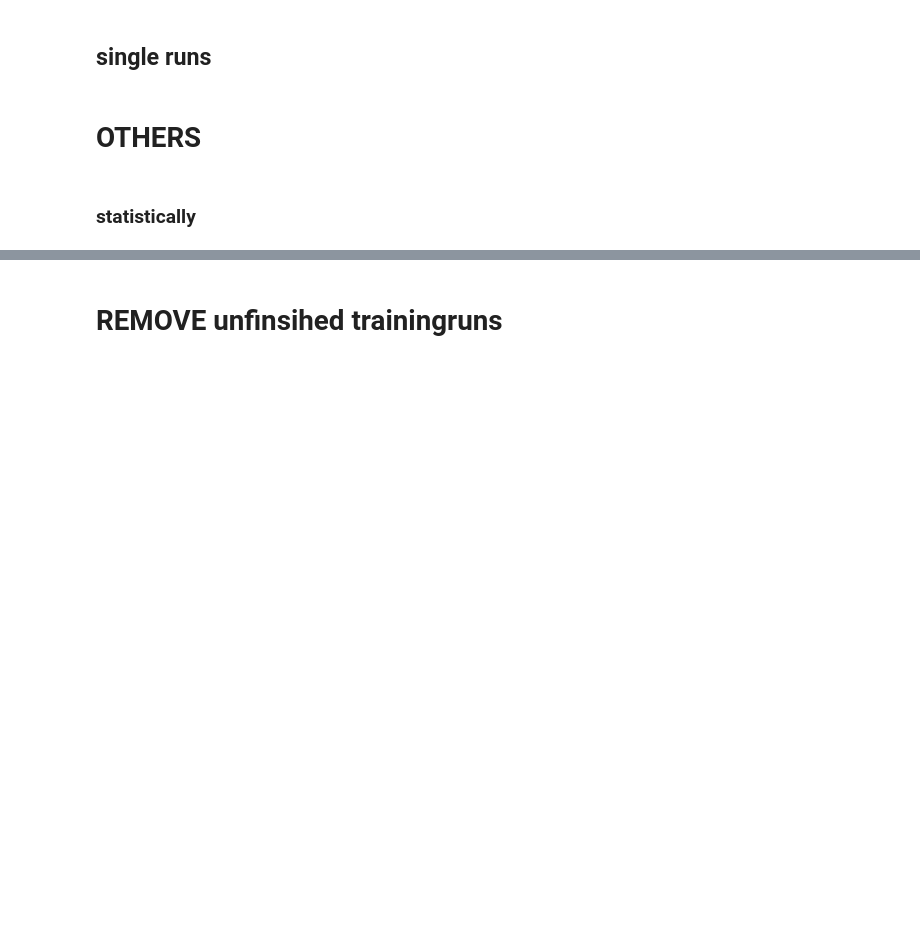
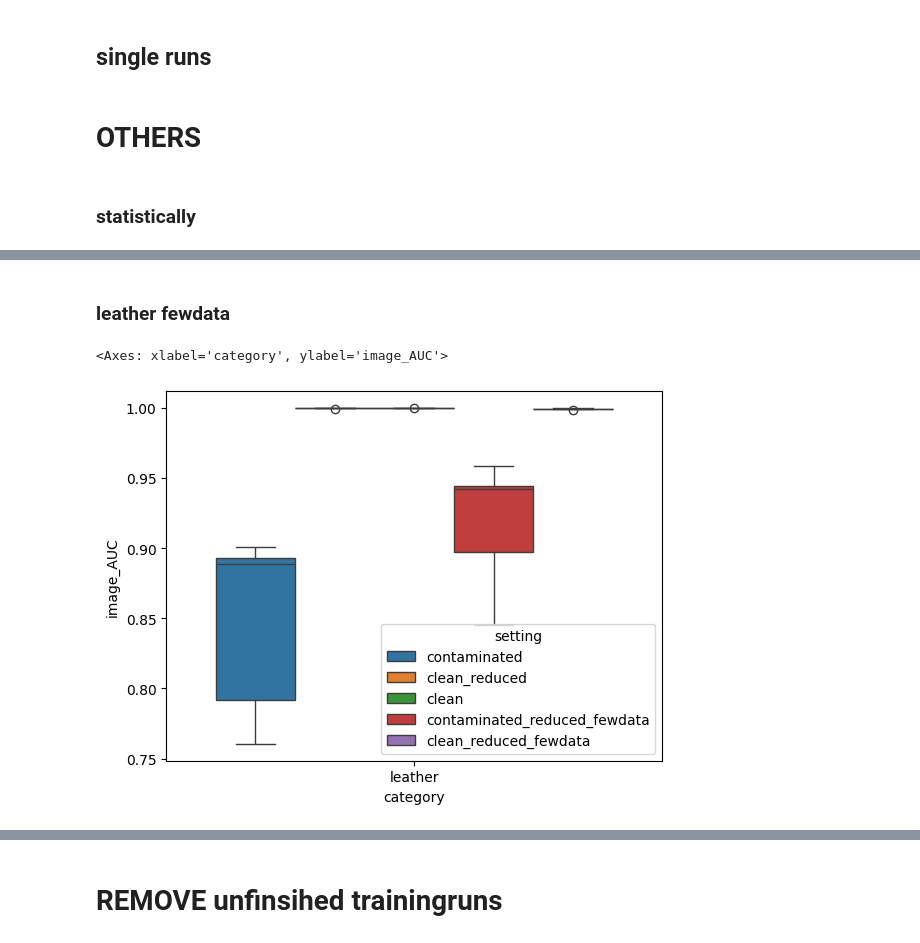
Before and after one commit to buehlpa/UTRAD, a Jupyter notebook: inspect_training_val_mvtec.ipynb, the cells around one changed output, grey strips where cells are left out. Drawn from its saved outputs; the diff is of its cells as text; code cells hidden in the pictures; blank space fills up the shorter version.

```diff
--- a/inspect_training_val_mvtec.ipynb
+++ b/inspect_training_val_mvtec.ipynb
@@ -647,3 +1012,47 @@ plt.show()
+# %% [markdown]
+### leather fewdata
+# %%
+category='leather'
+df_list=[]
+fewdata_paths=[ '/home/bule/projects/UTRAD/results/mvtec/contamination_10/Exp_FewData_14_06_24_run_1-leather',
+                '/home/bule/projects/UTRAD/results/mvtec/contamination_10/Exp_FewData_14_06_24_run_2-leather',
+                '/home/bule/projects/UTRAD/results/mvtec/contamination_10/Exp_FewData_14_06_24_run_3-leather',
+                '/home/bule/projects/UTRAD/results/mvtec/contamination_10/Exp_FewData_14_06_24_run_4-leather',
+                '/home/bule/projects/UTRAD/results/mvtec/contamination_10/Exp_FewData_14_06_24_run_5-leather']
+fewdata_paths_cont=[os.path.join(path,'args.log') for path in fewdata_paths]
+lastrow_df=last_rows_metric(fewdata_paths_cont)
+lastrow_df['path']=fewdata_paths
+lastrow_df['run']=[1,2,3,4,5]
+
+lastrow_df['category']= [category]*len(lastrow_df)
+lastrow_df['postprocessing']= ['original']*len(lastrow_df)
+lastrow_df['contamination']= ['10']*len(lastrow_df)
+lastrow_df['setting']= ['contaminated_reduced_fewdata']*len(lastrow_df)
+df_list.append(lastrow_df)
+logfile_paths= []
+runs=[]
+fewdata_paths_cleaned=[os.path.join(path,'args_cleaned.log') for path in fewdata_paths]
+lastrow_df=last_rows_metric(fewdata_paths_cleaned )
+lastrow_df['path']=fewdata_paths_cleaned
+lastrow_df['run']=[1,2,3,4,5]
+
+lastrow_df['category']= [category]*len(lastrow_df)
+lastrow_df['postprocessing']= ['original']*len(lastrow_df)
+lastrow_df['contamination']= ['10']*len(lastrow_df)
+lastrow_df['setting']= ['clean_reduced_fewdata']*len(lastrow_df)
+
+df_list.append(lastrow_df)
+
+
+leather_few=pd.concat(df_list)
+concatdf = pd.concat([fulldf, leather_few])
+
+df=concatdf[(concatdf['postprocessing']=='original') & (concatdf['category']=='leather')]
+
+sns.boxplot(x="category", y="image_AUC", hue="setting", data=df, zorder=2)
+# %% [output]
+<Axes: xlabel='category', ylabel='image_AUC'>
+[figure, added]
 # %%
 sorted=fulldf[fulldf['postprocessing']=='original']
 # Assuming 'sorted' is your DataFrame
```
Also changed, not shown: parts of 16 cells of this notebook, 17 other files.
